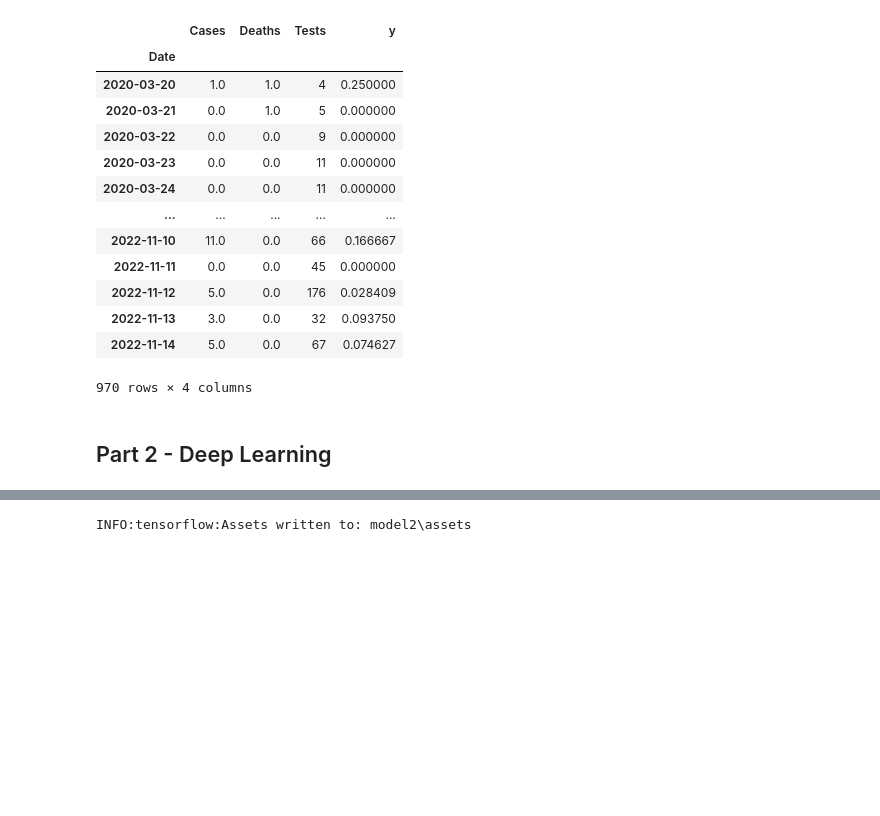
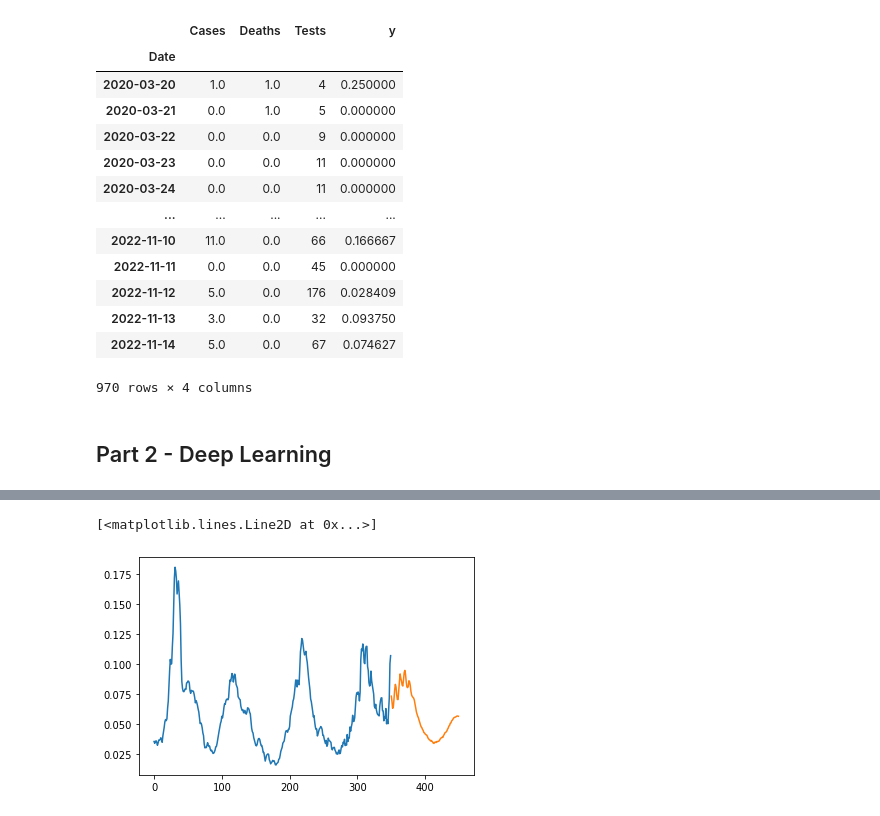
Before and after one commit to eduardburlacu/CERI_HackX, a Jupyter notebook: Covid_Cases_Predictor-main/Covid_Predictor_Main2.ipynb, the cells around one changed output, grey strips where cells are left out. Cells and saved outputs as stored; diff of their text form; code cells hidden in the pictures; blank space fills up the shorter version.

```diff
--- a/Covid_Cases_Predictor-main/Covid_Predictor_Main2.ipynb
+++ b/Covid_Cases_Predictor-main/Covid_Predictor_Main2.ipynb
@@ -94,14 +92,15 @@ def predict_future(n, steps, timeline):
     return timeline[-steps:]
 # %%
 n=55
-steps = 30
+steps = 100
 X, y = get_data(n)
 y=y[-350:]
 y_future = predict_future(n, steps, X[-1])
-# x_axis_future = np.arange(len(y), len(y)+steps)
-# plt.plot(y)
-# plt.plot(x_axis_future, y_future)
+x_axis_future = np.arange(len(y), len(y)+steps)
+plt.plot(y)
+plt.plot(x_axis_future, y_future)
+# %% [output]
+[<matplotlib.lines.Line2D at 0x...>]
+[figure, added]
 # %%
-model.save("model2")
+# model.save("model2")
-# %% [output]
-INFO:tensorflow:Assets written to: model2\assets
```
Also changed, not shown: parts of 3 cells of this notebook.
